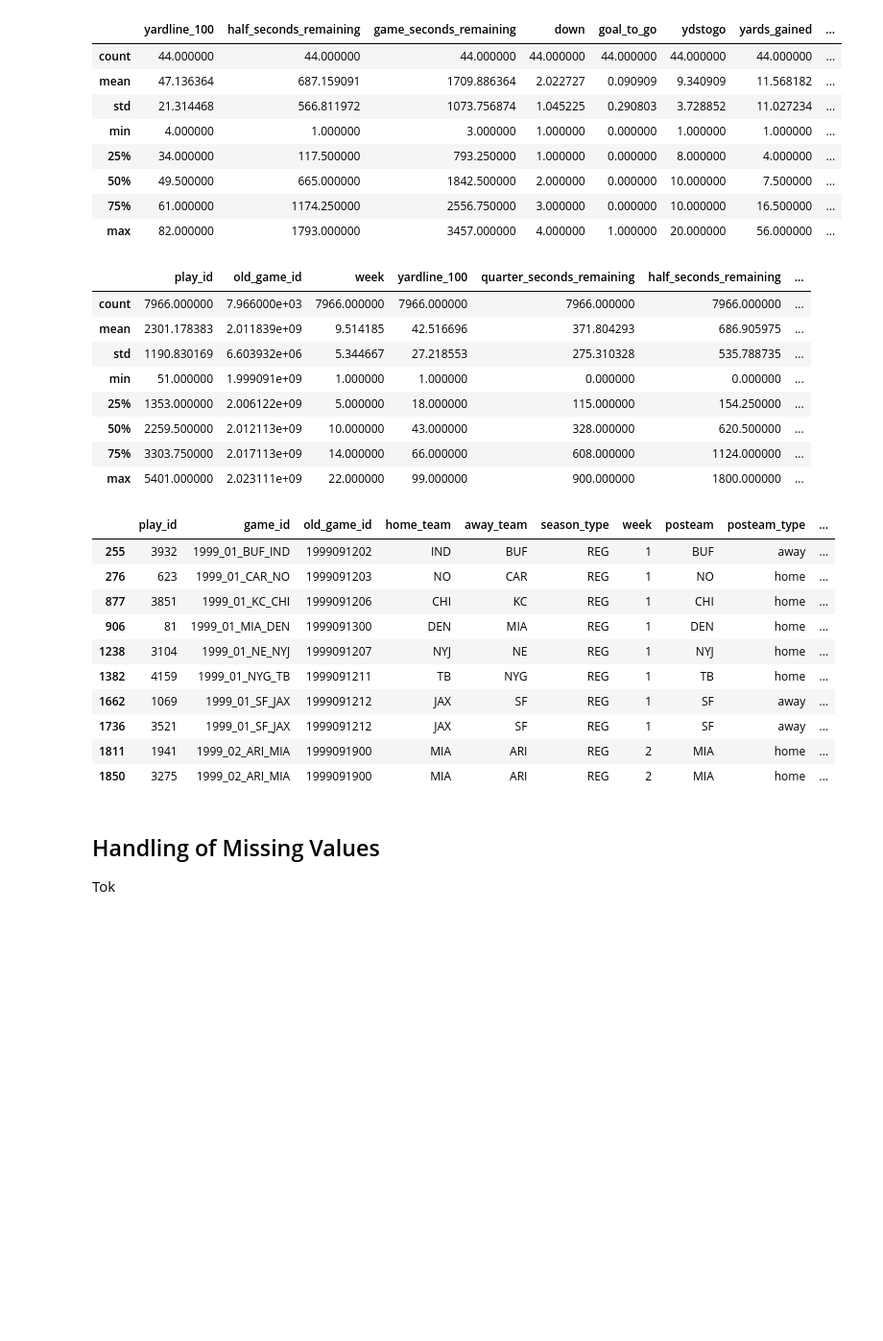
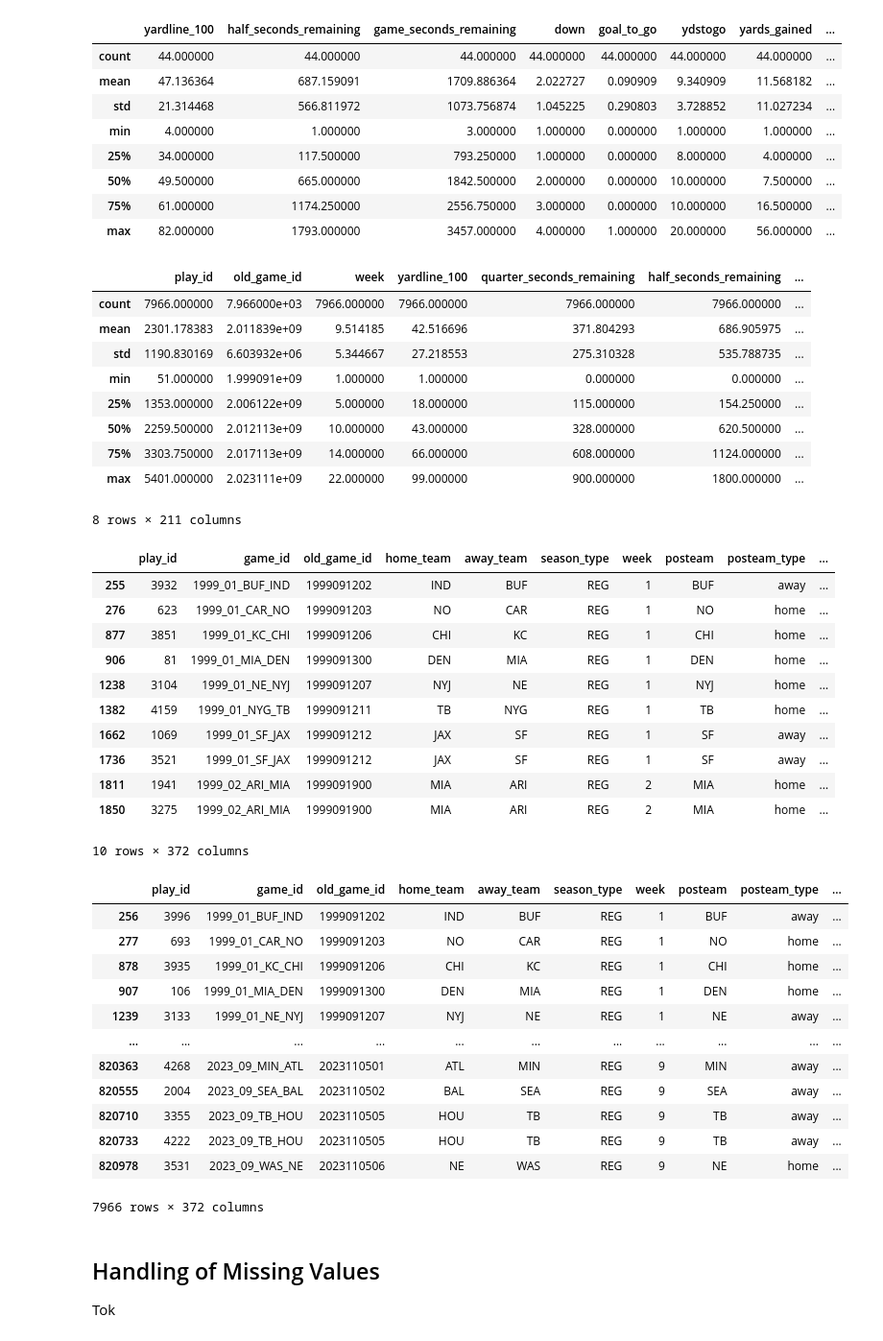
Before and after one commit to MatthiasBiermanns/NFL_play_prediction, a Jupyter notebook: preprocessing_documentation.ipynb, the cells around one changed output. Shown at 96% size. Cells and saved outputs as stored; diff of their text form; code cells hidden in the pictures; blank space fills up the shorter version.

Commit message:
changed documentation of dropped plays

```diff
--- a/preprocessing_documentation.ipynb
+++ b/preprocessing_documentation.ipynb
@@ -103,26 +103,48 @@ display(combined_df[combined_df['lateral_rush'] == 1].describe())
 | 75% | 61.000000 | 1174.250000 | 2556.750000 | 3.000000 | 0.000000 | 10.000000 | 16.500000 | ... |
 | max | 82.000000 | 1793.000000 | 3457.000000 | 4.000000 | 1.000000 | 20.000000 | 56.000000 | ... |
 # %%
+# don't drop -> doesn't change anything if replayed or not
+
 display(combined_df[combined_df['replay_or_challenge'] == 1].describe())
 display(combined_df[combined_df['replay_or_challenge'] == 1].head(10))
+
+index_of_interest = combined_df[combined_df['replay_or_challenge'] == 1].index
+entry_after_move = combined_df.loc[index_of_interest + 1]
+
+display(entry_after_move)
 # %% [output]
 |  | play_id | old_game_id | week | yardline_100 | quarter_seconds_remaining | half_seconds_remaining | ... |
 | count | 7966.000000 | 7.966000e+03 | 7966.000000 | 7966.000000 | 7966.000000 | 7966.000000 | ... |
 | mean | 2301.178383 | 2.011839e+09 | 9.514185 | 42.516696 | 371.804293 | 686.905975 | ... |
 | std | 1190.830169 | 6.603932e+06 | 5.344667 | 27.218553 | 275.310328 | 535.788735 | ... |
 | min | 51.000000 | 1.999091e+09 | 1.000000 | 1.000000 | 0.000000 | 0.000000 | ... |
 | 25% | 1353.000000 | 2.006122e+09 | 5.000000 | 18.000000 | 115.000000 | 154.250000 | ... |
 | 50% | 2259.500000 | 2.012113e+09 | 10.000000 | 43.000000 | 328.000000 | 620.500000 | ... |
 | 75% | 3303.750000 | 2.017113e+09 | 14.000000 | 66.000000 | 608.000000 | 1124.000000 | ... |
 | max | 5401.000000 | 2.023111e+09 | 22.000000 | 99.000000 | 900.000000 | 1800.000000 | ... |
+8 rows × 211 columns
 |  | play_id | game_id | old_game_id | home_team | away_team | season_type | week | posteam | posteam_type | ... |
 | 255 | 3932 | 1999_01_BUF_IND | 1999091202 | IND | BUF | REG | 1 | BUF | away | ... |
 | 276 | 623 | 1999_01_CAR_NO | 1999091203 | NO | CAR | REG | 1 | NO | home | ... |
 | 877 | 3851 | 1999_01_KC_CHI | 1999091206 | CHI | KC | REG | 1 | CHI | home | ... |
 | 906 | 81 | 1999_01_MIA_DEN | 1999091300 | DEN | MIA | REG | 1 | DEN | home | ... |
 | 1238 | 3104 | 1999_01_NE_NYJ | 1999091207 | NYJ | NE | REG | 1 | NYJ | home | ... |
 | 1382 | 4159 | 1999_01_NYG_TB | 1999091211 | TB | NYG | REG | 1 | TB | home | ... |
 | 1662 | 1069 | 1999_01_SF_JAX | 1999091212 | JAX | SF | REG | 1 | SF | away | ... |
 | 1736 | 3521 | 1999_01_SF_JAX | 1999091212 | JAX | SF | REG | 1 | SF | away | ... |
 | 1811 | 1941 | 1999_02_ARI_MIA | 1999091900 | MIA | ARI | REG | 2 | MIA | home | ... |
 | 1850 | 3275 | 1999_02_ARI_MIA | 1999091900 | MIA | ARI | REG | 2 | MIA | home | ... |
+10 rows × 372 columns
+|  | play_id | game_id | old_game_id | home_team | away_team | season_type | week | posteam | posteam_type | ... |
+| 256 | 3996 | 1999_01_BUF_IND | 1999091202 | IND | BUF | REG | 1 | BUF | away | ... |
+| 277 | 693 | 1999_01_CAR_NO | 1999091203 | NO | CAR | REG | 1 | NO | home | ... |
+| 878 | 3935 | 1999_01_KC_CHI | 1999091206 | CHI | KC | REG | 1 | CHI | home | ... |
+| 907 | 106 | 1999_01_MIA_DEN | 1999091300 | DEN | MIA | REG | 1 | DEN | home | ... |
+| 1239 | 3133 | 1999_01_NE_NYJ | 1999091207 | NYJ | NE | REG | 1 | NE | away | ... |
+| ... | ... | ... | ... | ... | ... | ... | ... | ... | ... | ... |
+| 820363 | 4268 | 2023_09_MIN_ATL | 2023110501 | ATL | MIN | REG | 9 | MIN | away | ... |
+| 820555 | 2004 | 2023_09_SEA_BAL | 2023110502 | BAL | SEA | REG | 9 | SEA | away | ... |
+| 820710 | 3355 | 2023_09_TB_HOU | 2023110505 | HOU | TB | REG | 9 | TB | away | ... |
+| 820733 | 4222 | 2023_09_TB_HOU | 2023110505 | HOU | TB | REG | 9 | TB | away | ... |
+| 820978 | 3531 | 2023_09_WAS_NE | 2023110506 | NE | WAS | REG | 9 | NE | home | ... |
+7966 rows × 372 columns
```
Also changed, not shown: parts of 1 cell of this notebook.
